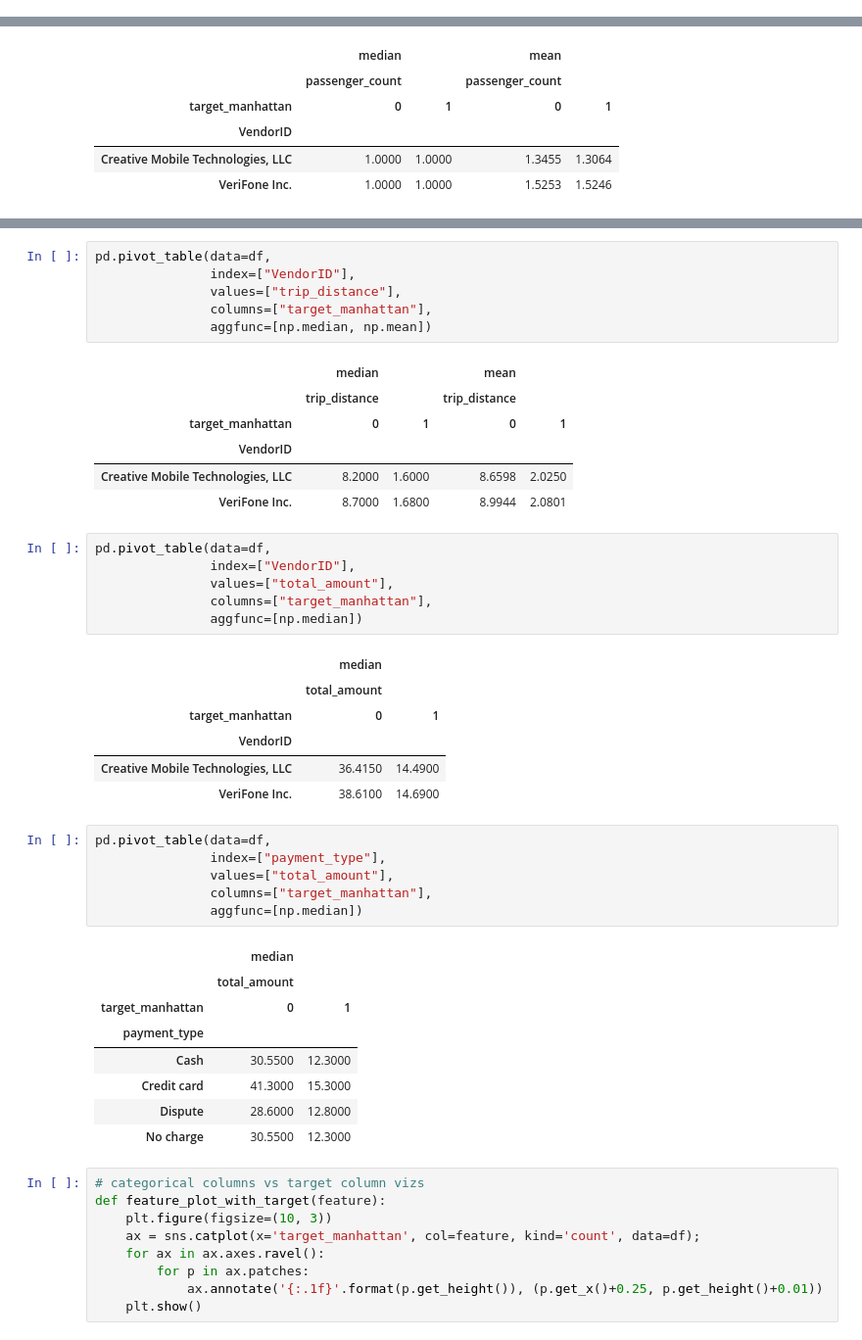
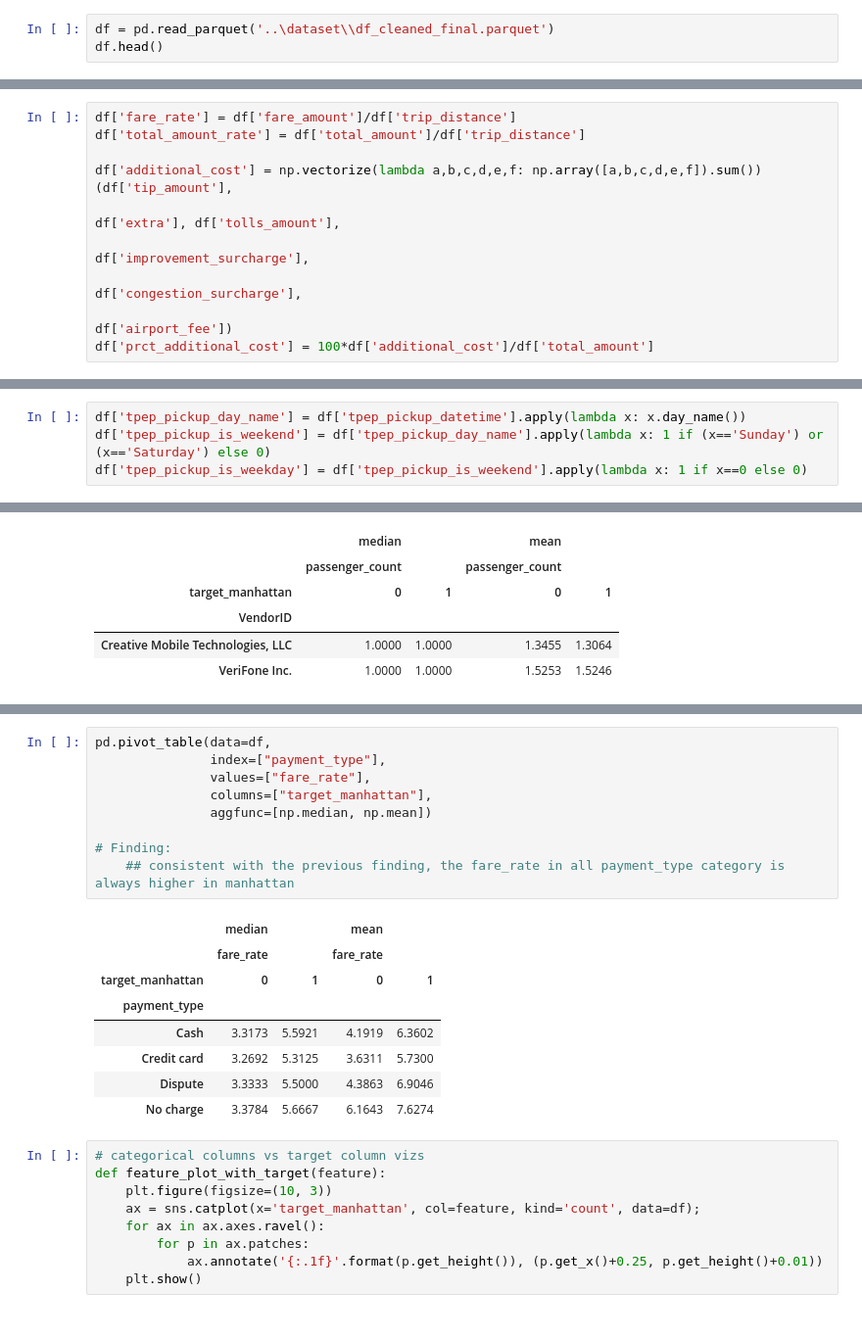
Before and after one commit to IchfanKurniawan/tlds-project, a Jupyter notebook: code/tlds-project.ipynb, the cells around one changed output, grey strips where cells are left out. Shown at 98% size. Drawn from its saved outputs; the diff is of its cells as text.

```diff
--- a/code/tlds-project.ipynb
+++ b/code/tlds-project.ipynb
@@ -719,0 +717,3 @@ df.head()
+# %%
+df = pd.read_parquet('..\dataset\\df_cleaned_final.parquet')
+df.head()
@@ -719,0 +727,10 @@ df.head()
+# %%
+df['fare_rate'] = df['fare_amount']/df['trip_distance']
+df['total_amount_rate'] = df['total_amount']/df['trip_distance']
+
+df['additional_cost'] = np.vectorize(lambda a,b,c,d,e,f: np.array([a,b,c,d,e,f]).sum())(df['tip_amount'],
+                                                                                        df['extra'], df['tolls_amount'],
+                                                                                        df['improvement_surcharge'],
+                                                                                        df['congestion_surcharge'],
+                                                                                        df['airport_fee'])
+df['prct_additional_cost'] = 100*df['additional_cost']/df['total_amount']
@@ -719,0 +764,4 @@ df.head()
+# %%
+df['tpep_pickup_day_name'] = df['tpep_pickup_datetime'].apply(lambda x: x.day_name())
+df['tpep_pickup_is_weekend'] = df['tpep_pickup_day_name'].apply(lambda x: 1 if (x=='Sunday') or (x=='Saturday') else 0)
+df['tpep_pickup_is_weekday'] = df['tpep_pickup_is_weekend'].apply(lambda x: 1 if x==0 else 0)
@@ -745,45 +817,22 @@ pd.pivot_table(data=df,
 | VeriFone Inc. | 0.4300 | 0.1756 | 0.4568 | 0.2012 |
 # %%
 pd.pivot_table(data=df,
-               index=["VendorID"],
-               values=["trip_distance"],
+               index=["payment_type"],
+               values=["fare_rate"],
                columns=["target_manhattan"],
                aggfunc=[np.median, np.mean])
+
+# Finding:
+    ## consistent with the previous finding, the fare_rate in all payment_type category is always higher in manhattan
 # %% [output]
 |  | median |  | mean |  |
-|  | trip_distance |  | trip_distance |  |
+|  | fare_rate |  | fare_rate |  |
 | target_manhattan | 0 | 1 | 0 | 1 |
-| VendorID |  |  |  |  |
-| Creative Mobile Technologies, LLC | 8.2000 | 1.6000 | 8.6598 | 2.0250 |
-| VeriFone Inc. | 8.7000 | 1.6800 | 8.9944 | 2.0801 |
+| payment_type |  |  |  |  |
+| Cash | 3.3173 | 5.5921 | 4.1919 | 6.3602 |
+| Credit card | 3.2692 | 5.3125 | 3.6311 | 5.7300 |
+| Dispute | 3.3333 | 5.5000 | 4.3863 | 6.9046 |
+| No charge | 3.3784 | 5.6667 | 6.1643 | 7.6274 |
-# %%
-pd.pivot_table(data=df,
-               index=["VendorID"],
-               values=["total_amount"],
-               columns=["target_manhattan"],
-               aggfunc=[np.median])
-# %% [output]
-|  | median |  |
-|  | total_amount |  |
-| target_manhattan | 0 | 1 |
-| VendorID |  |  |
-| Creative Mobile Technologies, LLC | 36.4150 | 14.4900 |
-| VeriFone Inc. | 38.6100 | 14.6900 |
-# %%
-pd.pivot_table(data=df,
-               index=["payment_type"],
-               values=["total_amount"],
-               columns=["target_manhattan"],
-               aggfunc=[np.median])
-# %% [output]
-|  | median |  |
-|  | total_amount |  |
-| target_manhattan | 0 | 1 |
-| payment_type |  |  |
-| Cash | 30.5500 | 12.3000 |
-| Credit card | 41.3000 | 15.3000 |
-| Dispute | 28.6000 | 12.8000 |
-| No charge | 30.5500 | 12.3000 |
 # %%
 # categorical columns vs target column vizs
 def feature_plot_with_target(feature):
```
Also changed, not shown: parts of 15 cells of this notebook.
